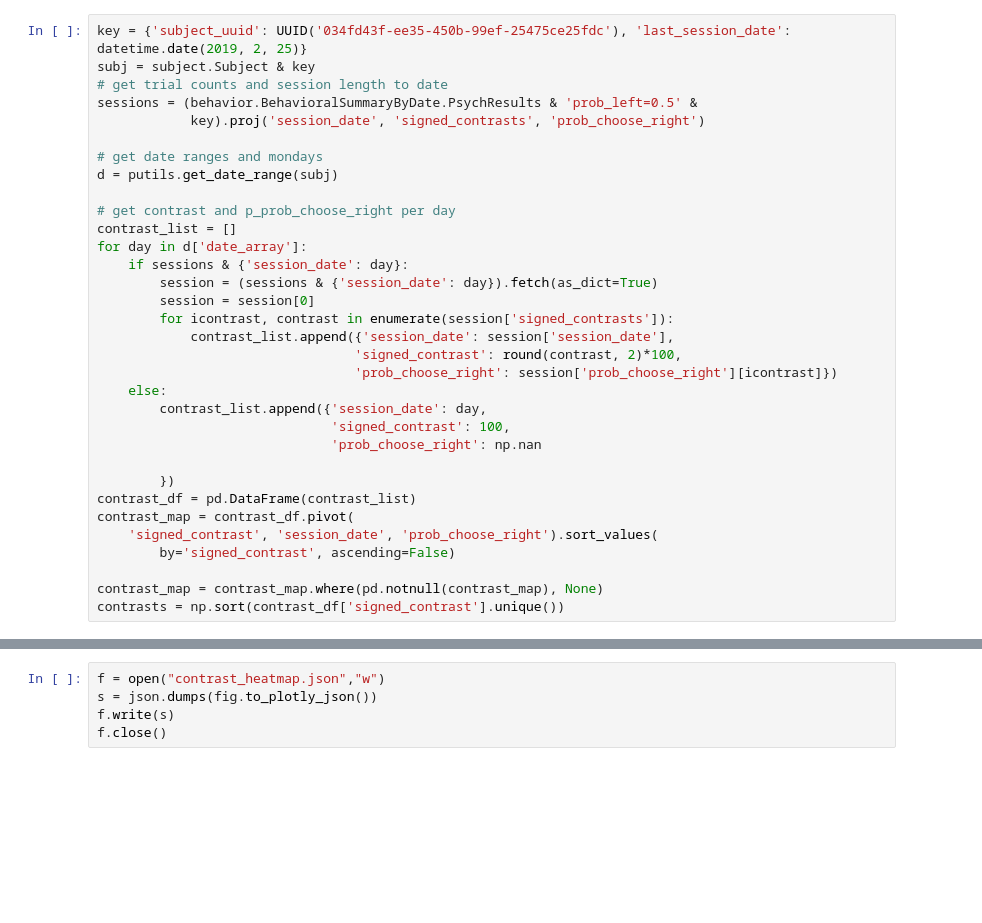
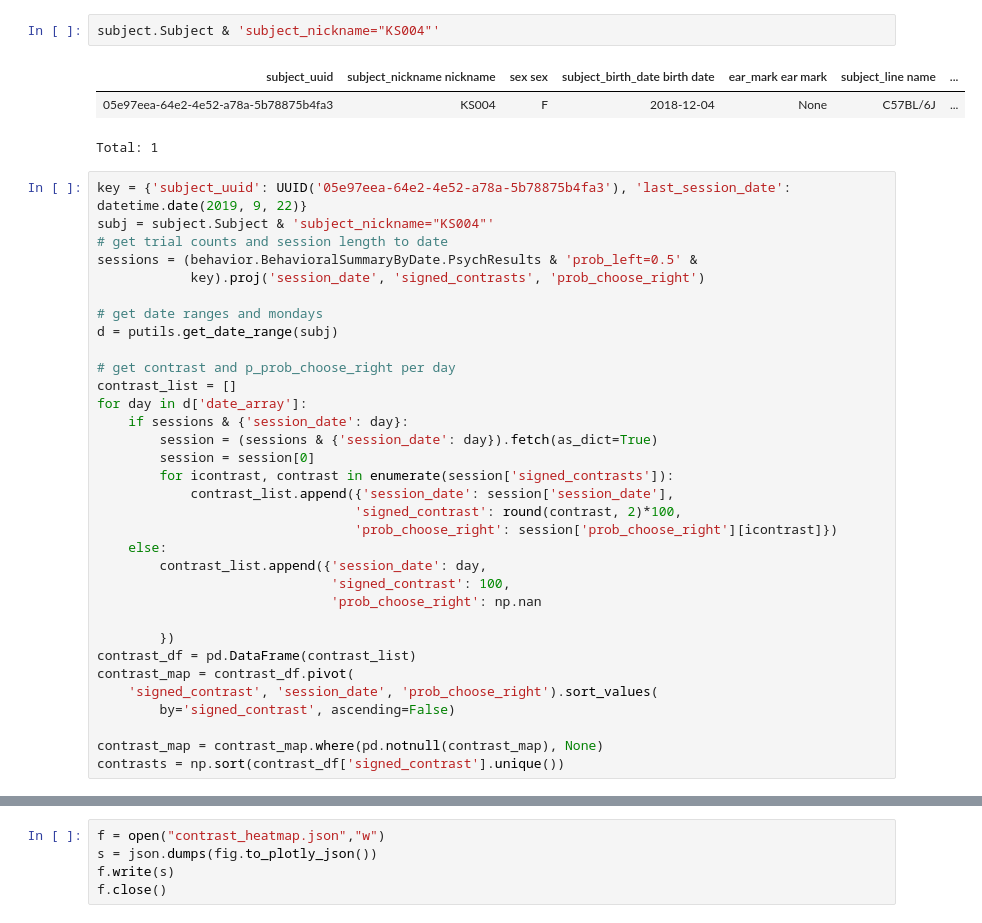
Before and after one commit to int-brain-lab/IBL-pipeline, a Jupyter notebook: notebooks/notebooks_plotting/ContrastHeatmap.ipynb, the cells around one changed output, grey strips where cells are left out. Drawn from its saved outputs; the diff is of its cells as text; blank space fills up the shorter version.

```diff
--- a/notebooks/notebooks_plotting/ContrastHeatmap.ipynb
+++ b/notebooks/notebooks_plotting/ContrastHeatmap.ipynb
@@ -21,6 +22,12 @@ Connecting shan@datajoint.internationalbrainlab.org:3306
+# %%
+subject.Subject & 'subject_nickname="KS004"'
+# %% [output]
+| subject_uuid | subject_nickname nickname | sex sex | subject_birth_date birth date | ear_mark ear mark | subject_line name | ... |
+| 05e97eea-64e2-4e52-a78a-5b78875b4fa3 | KS004 | F | 2018-12-04 | None | C57BL/6J | ... |
+Total: 1
 # %%
-key = {'subject_uuid': UUID('034fd43f-ee35-450b-99ef-25475ce25fdc'), 'last_session_date': datetime.date(2019, 2, 25)}
-subj = subject.Subject & key
+key = {'subject_uuid': UUID('05e97eea-64e2-4e52-a78a-5b78875b4fa3'), 'last_session_date': datetime.date(2019, 9, 22)}
+subj = subject.Subject & 'subject_nickname="KS004"'
 # get trial counts and session length to date
 sessions = (behavior.BehavioralSummaryByDate.PsychResults & 'prob_left=0.5' &
             key).proj('session_date', 'signed_contrasts', 'prob_choose_right')
```
Also changed, not shown: parts of 2 cells of this notebook.
